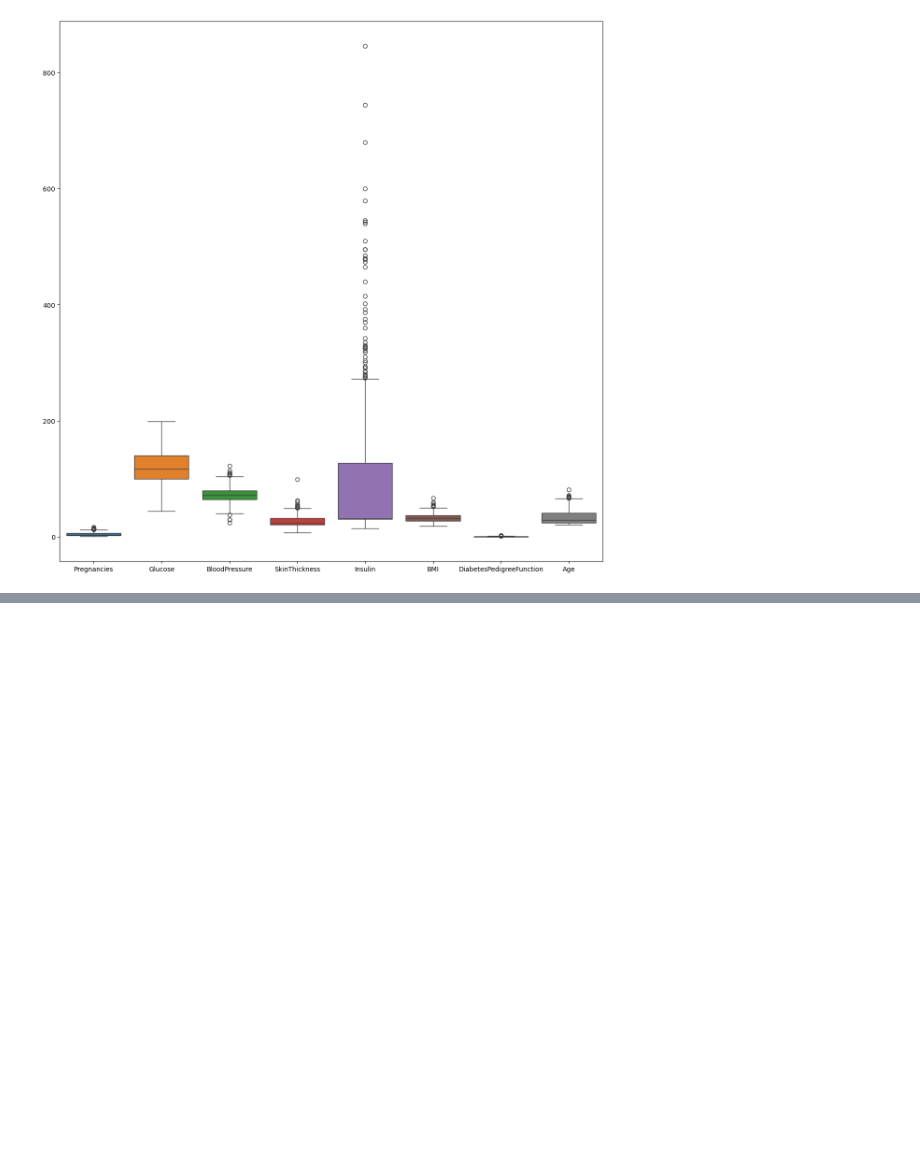
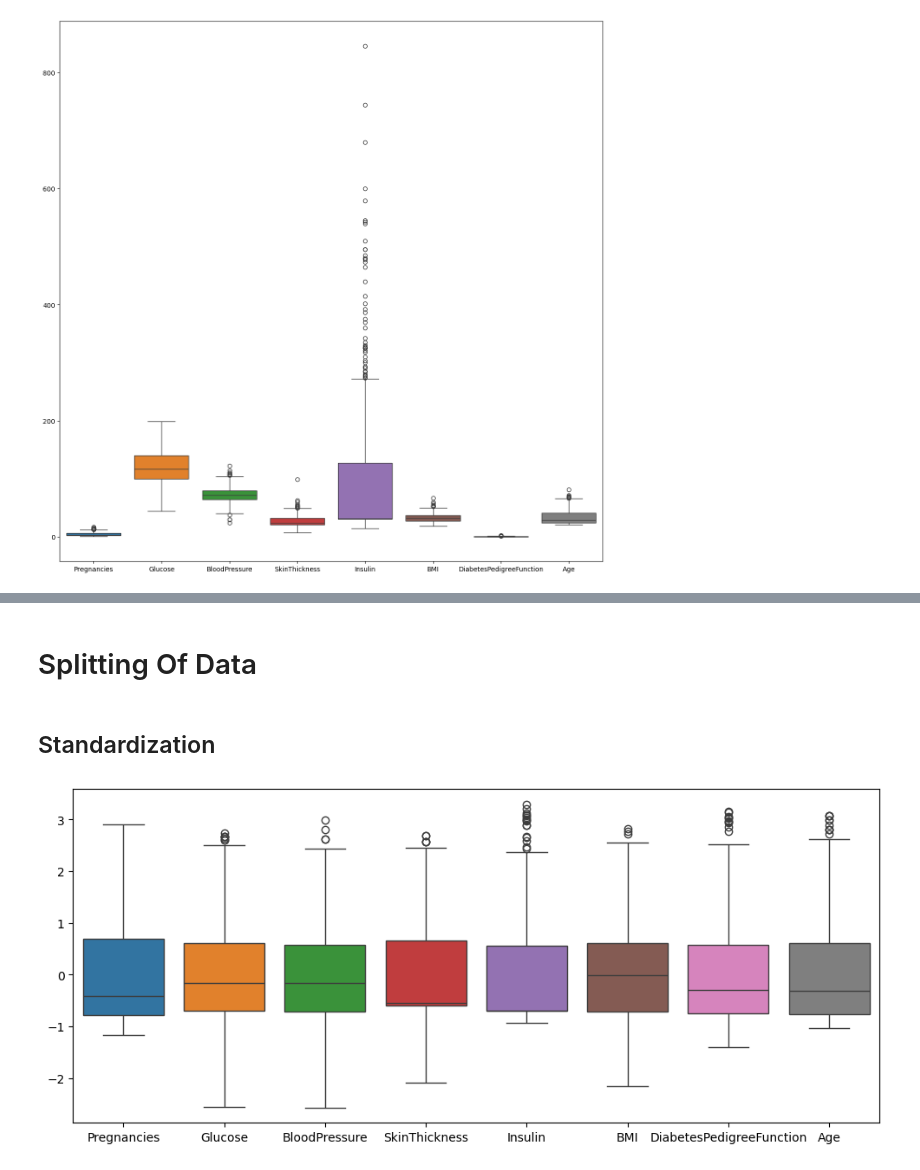
Before and after one commit to Prabhjeet2005/ML-Diabetes-Prediction, a Jupyter notebook: notebooks/diabetesPrediction.ipynb, the cells around one changed output, grey strips where cells are left out. Drawn from its saved outputs; the diff is of its cells as text; code cells hidden in the pictures; blank space fills up the shorter version.

```diff
--- a/notebooks/diabetesPrediction.ipynb
+++ b/notebooks/diabetesPrediction.ipynb
@@ -244,0 +302,21 @@ plt.savefig("../images/Boxplot_InputFeatures.jpg")
+# %% [markdown]
+# Splitting Of Data
+# %%
+from sklearn.model_selection import train_test_split
+X_train,X_test,y_train,y_test = train_test_split(X_noOutlier2,y_noOutlier2,test_size=0.25,random_state=42)
+# %% [markdown]
+## Standardization
+# %%
+# Standard Normalization mean = 0, Standard Deviation = 1
+from sklearn.preprocessing import StandardScaler
+scaler = StandardScaler()
+X_train_scaled = scaler.fit_transform(X_train)
+X_test_scaled = scaler.transform(X_test)
+# Normalized, But Still Outliers
+# Important Normalization to reduce the biasness of the model to a particular Feature
+# %%
+plt.figure(figsize=(12,5))
+sns.boxplot(pd.DataFrame(X_train_scaled,columns=cols))
+plt.savefig("../images/NormalizedData_ReducedOutlier.jpg")
+# %% [output]
+[figure, added]
```
Also changed, not shown: parts of 22 cells of this notebook.
